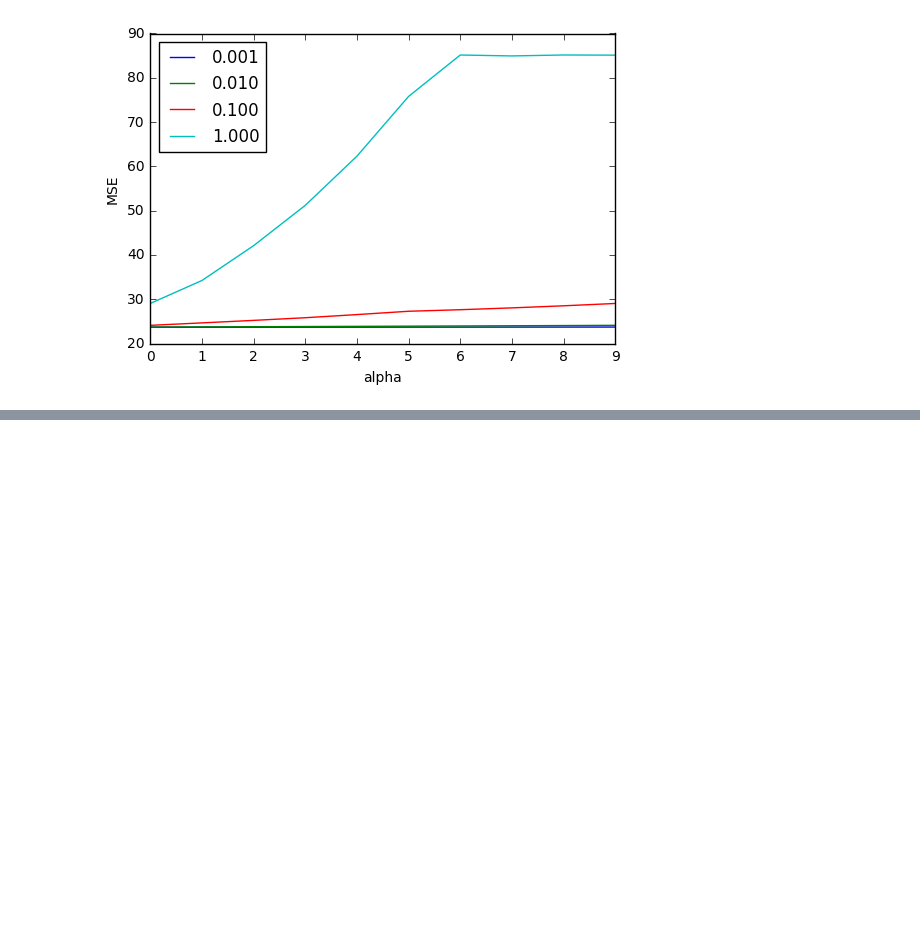
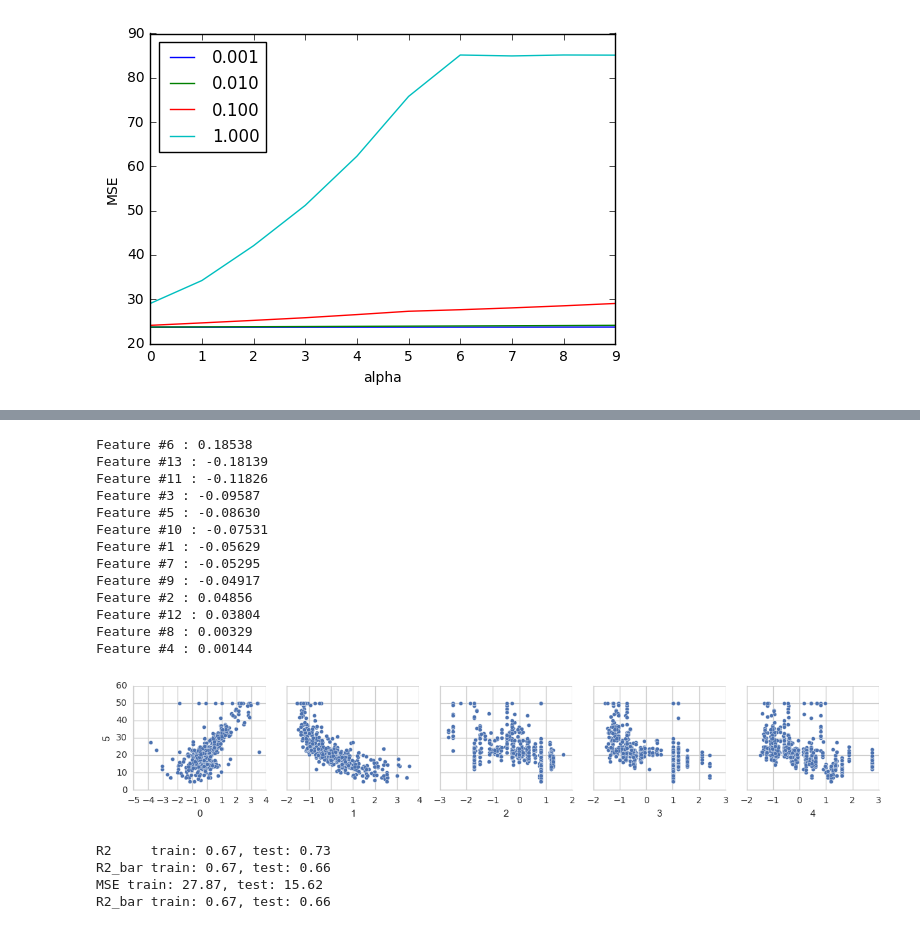
Before and after one commit to LemonATsu/iPynb-Lasso-Regressor, a Jupyter notebook: Lab05_102062207.ipynb, the cells around one changed output, grey strips where cells are left out. Saved outputs shown, nothing was run; the diff lists cells and outputs as text; code cells hidden in the pictures; blank space fills up the shorter version.

```diff
--- a/Lab05_102062207.ipynb
+++ b/Lab05_102062207.ipynb
@@ -264,2 +348,35 @@ MSE train: 23.68, test: 15.17
+# %%
+llr = LassoRegressor(alpha=2)
+llr = llr.fit(X_train, y_train)
+feat = np.argsort(np.fabs(llr.w_[1:]))[::-1]
+
+for i in range(len(llr.w_[1:])):
+    print("Feature #%d : %.5f" %(feat[i]+1, llr.w_[feat[i]+1]))
+
+n_sel = 5
+selected = feat[0:n_sel]
+selected_data = np.concatenate([X_train[:, selected], y_train.reshape(-1, 1)], axis=1)
+df = pd.DataFrame(selected_data)
+sns.set(style='whitegrid', context='notebook')
+sns.pairplot(df, x_vars=df.columns[0:n_sel], y_vars=df.columns[-1], size=2.5)
+plt.tight_layout()
+plt.savefig('./output/fig-feat-pairwise-dist.png', dpi=300)
+plt.show()
+sns.reset_orig()
+# %% [output]
+Feature #6 : 0.18538
+Feature #13 : -0.18139
+Feature #11 : -0.11826
+Feature #3 : -0.09587
+Feature #5 : -0.08630
+Feature #10 : -0.07531
+Feature #1 : -0.05629
+Feature #7 : -0.05295
+Feature #9 : -0.04917
+Feature #2 : 0.04856
+Feature #12 : 0.03804
+Feature #8 : 0.00329
+Feature #4 : 0.00144
+[figure, added]
 # %%
 def r2_bar_score(y, y_pred, N, P):
@@ -267 +384,35 @@ def r2_bar_score(y, y_pred, N, P):
+# %%
+olr = LinearRegression()
+olr = olr.fit(X_train[:, selected], y_train)
+
+llr = LassoRegressor(alpha=0.001, n_iter=max_iter)
+llr = llr.fit(X_train[:, selected], y_train)
+
+y_train_pred_ = olr.predict(X_train[:, selected])
+y_test_pred_ = olr.predict(X_test[:, selected])
+
+y_train_pred = llr.predict(X_train[:, selected])
+y_test_pred = llr.predict(X_test[:, selected])
+print("R2     train: %.2f, test: %.2f" % (
+        r2_score(y_train, y_train_pred),
+        r2_score(y_test, y_test_pred)
+    ))
+print("R2_bar train: %.2f, test: %.2f" % (
+        r2_bar_score(y_train, y_train_pred, X_train[:,selected].shape[0], llr.w_.shape[0]-1),
+        r2_bar_score(y_test, y_test_pred, X_test[:,selected].shape[0],llr.w_.shape[0]-1)
+    ))
+print("MSE train: %.2f, test: %.2f" %(
+        mean_squared_error(y_train, y_train_pred),
+        mean_squared_error(y_test, y_test_pred))
+    )
+
+print("R2_bar train: %.2f, test: %.2f" % (
+        r2_bar_score(y_train, y_train_pred_, X_train[:,selected].shape[0], llr.w_.shape[0]-1),
+        r2_bar_score(y_test, y_test_pred_, X_test[:,selected].shape[0],llr.w_.shape[0]-1)
+    ))
+# %% [output]
+R2     train: 0.67, test: 0.73
+R2_bar train: 0.67, test: 0.66
+MSE train: 27.87, test: 15.62
+R2_bar train: 0.67, test: 0.66
 # %%
```
Also changed, not shown: parts of 16 cells of this notebook.
